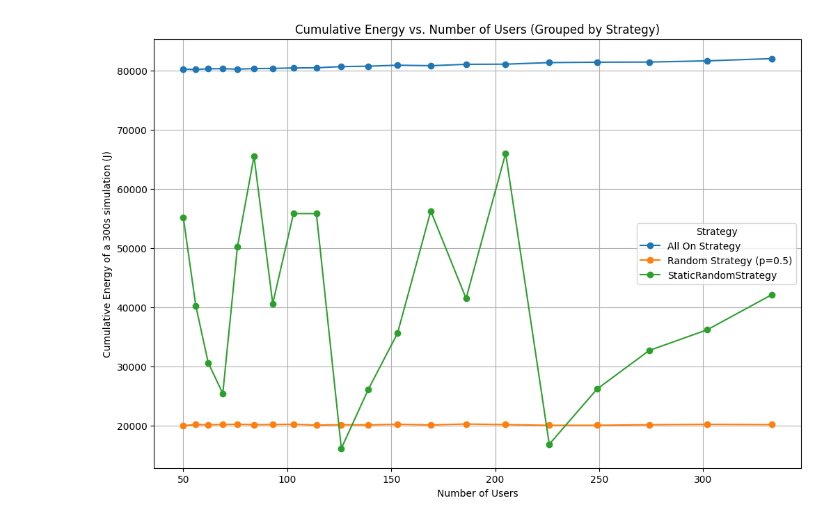
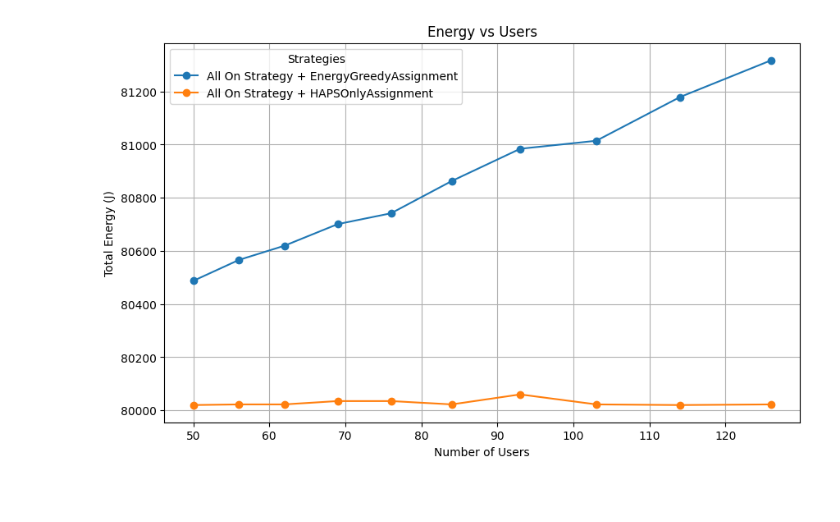
Before and after one commit to SimonR99/OptimisationNTN, a Jupyter notebook: analyse/energy_by_usercount.ipynb, the cells around one changed output. Saved outputs shown, nothing was run; the diff lists cells and outputs as text; code cells hidden in the pictures; blank space fills up the shorter version.

Commit message:
add python run script and energy OP energy analyzing function

```diff
--- a/analyse/energy_by_usercount.ipynb
+++ b/analyse/energy_by_usercount.ipynb
@@ -9,52 +9,23 @@ dict_df = defaultdict(list)
 
 # Read all energy history files
 for file in glob.glob("../output/energy_history_*.csv"):
-    # Extract strategy and user count from file name
-    # Example filename: energy_history_All On Strategy_56.csv
+    # Extract strategies and user count from file name
+    # Example filename: energy_history_AllOnStrategy_TimeGreedy_56.csv
     parts = file.split("_")
-    strategy = parts[2]  # Strategy name
-    user_count = int(parts[3].replace(".csv", ""))  # User count
+    power_strategy = parts[2]
+    assignment_strategy = parts[3]
+    user_count = int(parts[4].replace(".csv", ""))
+
+    # Create a combined strategy key
+    strategy_key = f"{power_strategy} + {assignment_strategy}"
 
     # Read the file into a DataFrame
     df = pd.read_csv(file)
 
-    # Store the data grouped by strategy
-    dict_df[strategy].append((user_count, df))
-
-# Prepare the plot
-plt.figure(figsize=(12, 8))
-
-# Process each strategy
-for strategy, data in dict_df.items():
-    user_counts = []
-    cumulative_energies = []
-
-    # Process each file for the strategy
-    for user_count, df in data:
-        # Calculate the cumulative energy (sum of all nodes)
-        cumulative_energy = df.sum().sum()
-        user_counts.append(user_count)
-        cumulative_energies.append(cumulative_energy)
-
-    # Sort the data by user count
-    sorted_data = sorted(zip(user_counts, cumulative_energies), key=lambda x: x[0])
-    sorted_user_counts, sorted_cumulative_energies = zip(*sorted_data)
-
-    # Plot the data for the current strategy
-    plt.plot(
-        sorted_user_counts,
-        sorted_cumulative_energies,
-        marker="o",
-        linestyle="-",
-        label=strategy,
-    )
-
-# Finalize the plot
-plt.title("Cumulative Energy vs. Number of Users (Grouped by Strategy)")
-plt.xlabel("Number of Users")
-plt.ylabel("Cumulative Energy of a 300s simulation (J)")
-plt.legend(title="Strategy")
-plt.grid()
-plt.show()
+    # Store the data grouped by combined strategies
+    dict_df[strategy_key].append({
+        'user_count': user_count,
+        'power_strategy': power_strategy,
+        'assignment_strategy': assignment_strategy,
+        'data': df
+    })
-# %% [output]
-[figure, removed]
@@ -60,0 +121,4 @@ plt.show()
+# %%
+analyze_energy(dict_df, assignment_strategy=["HAPSOnly", "EnergyGreedy"], power_strategy=["All On Strategy"], graph_type="energy_vs_users")
+# %% [output]
+[figure, added]
```
Also changed, not shown: parts of 1 cell of this notebook, 4 other files.
